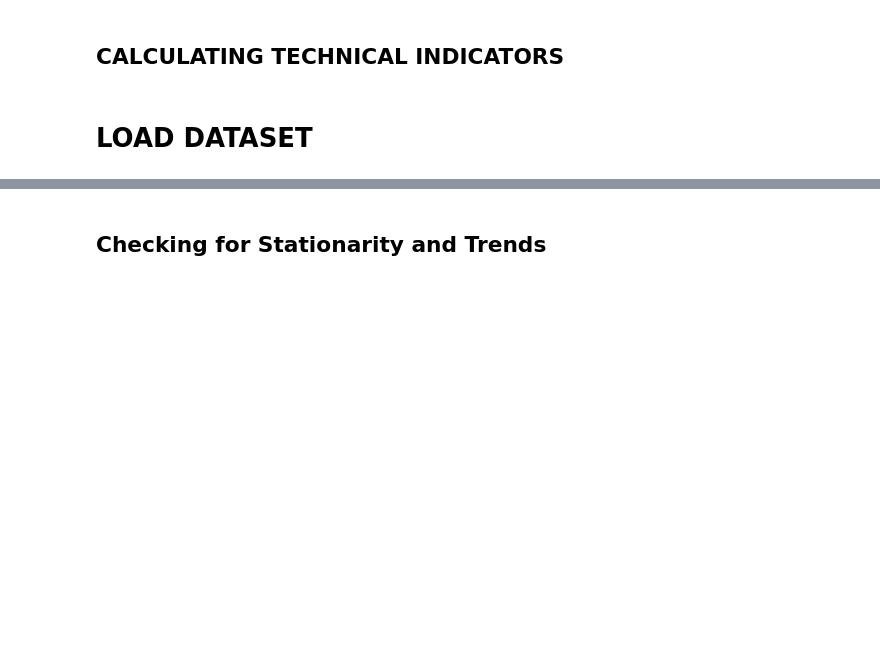
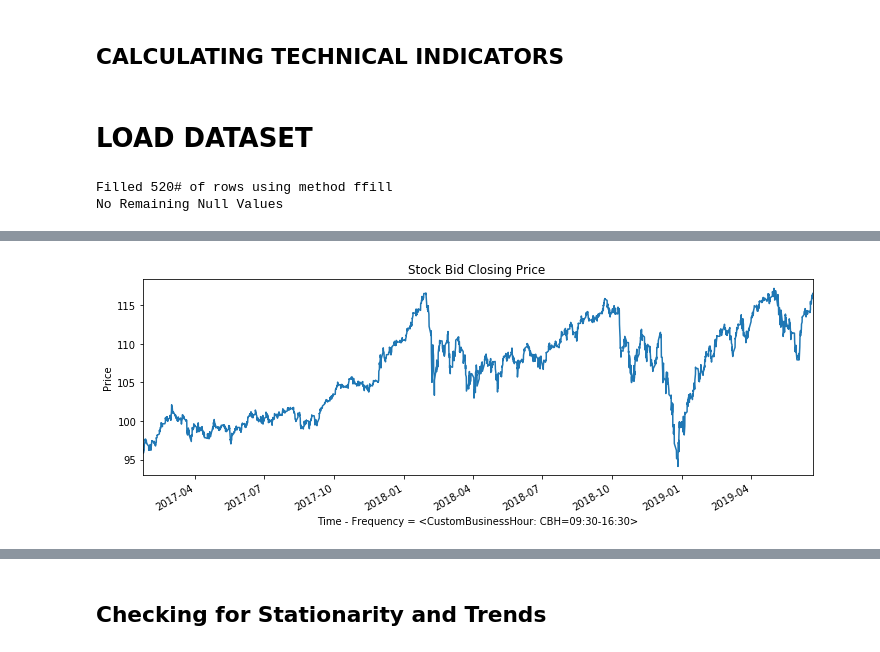
Before and after one commit to jirvingphd/dsc-5-capstone-project-online-ds-ft-021119, a Jupyter notebook: Capstone_Project_Outline_+_Analysis.ipynb, the cells around one changed output, grey strips where cells are left out. Drawn from its saved outputs; the diff is of its cells as text; code cells hidden in the pictures; blank space fills up the shorter version.

```diff
--- a/Capstone_Project_Outline_+_Analysis.ipynb
+++ b/Capstone_Project_Outline_+_Analysis.ipynb
@@ -1124,0 +1150,6 @@ def get_technical_indicators(dataset,make_price_from='BidClose'):
+# %%
+stock_df = load_raw_stock_data_from_txt(verbose=1)
+plot_time_series(stock_df['BidClose'])
+# %% [output]
+Filled 520# of rows using method ffill
+No Remaining Null Values
@@ -1124,0 +1162 @@ def get_technical_indicators(dataset,make_price_from='BidClose'):
+[figure, added]
```
Also changed, not shown: parts of 114 cells of this notebook, 4 other files.
